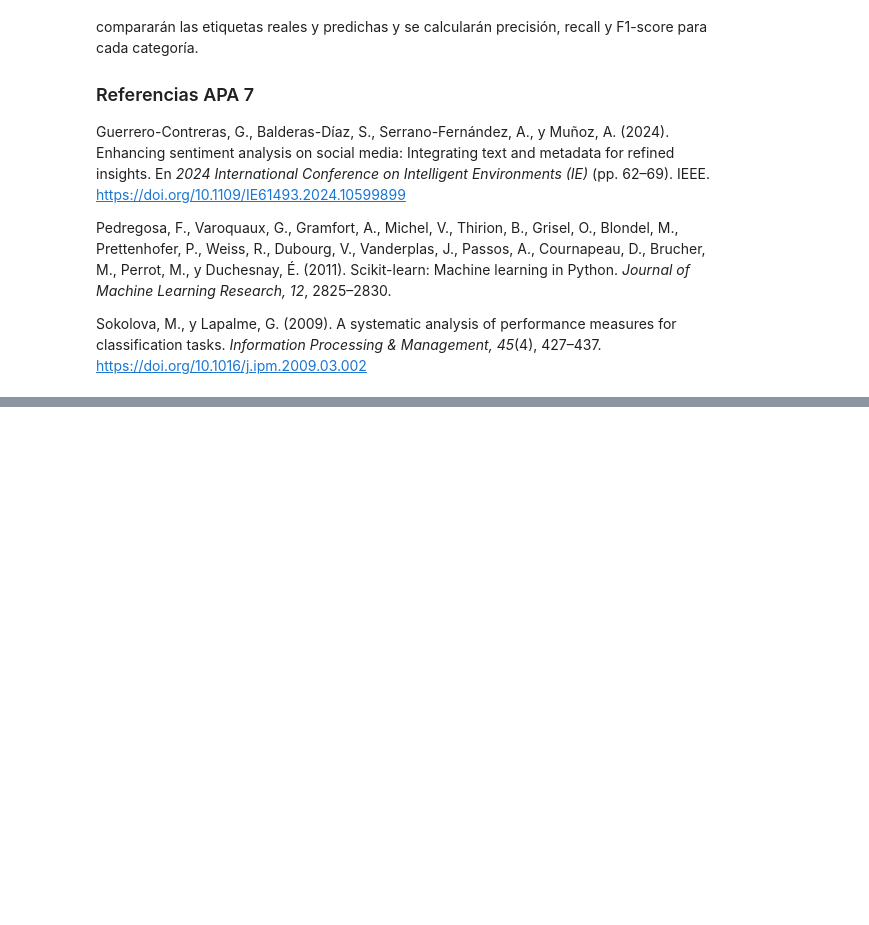
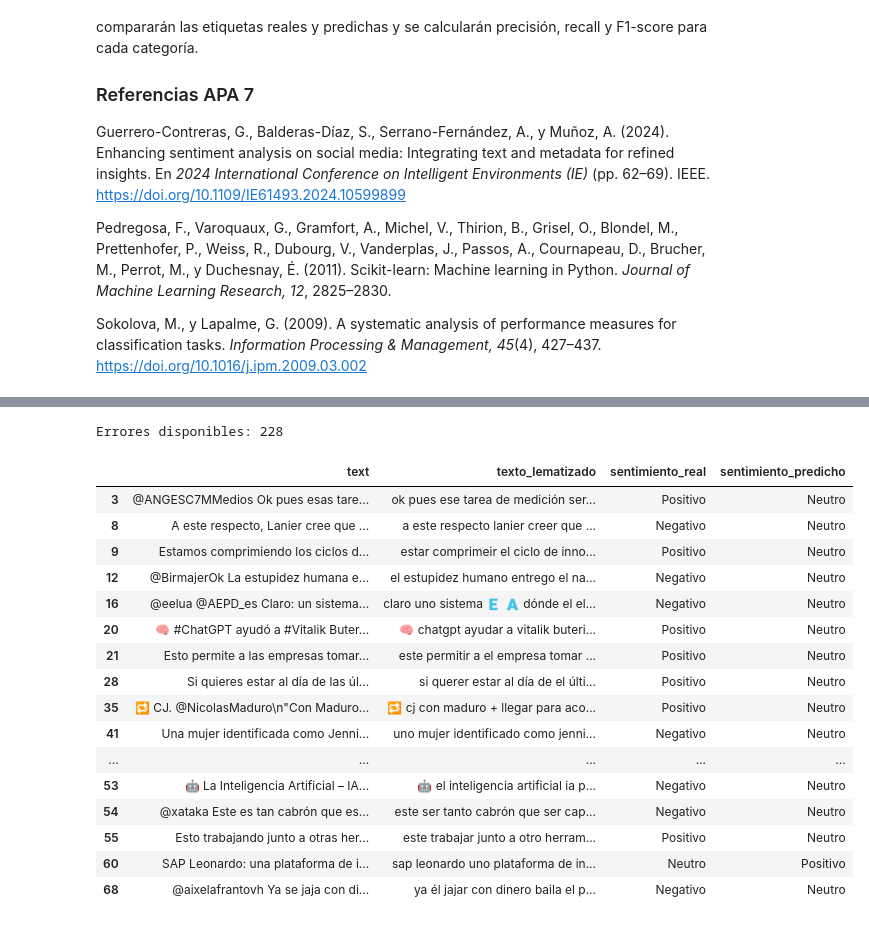
Before and after one commit to cahecaz/TrabajoFinal_analisisdesentimientos, a Jupyter notebook: Analisis_Inicial_IA_Tweets.ipynb, the cells around one changed output, grey strips where cells are left out. Cells and saved outputs as stored; diff of their text form; code cells hidden in the pictures; blank space fills up the shorter version.

Commit message:
Compara sentimientos reales y predichos Creado con Colab

```diff
--- a/Analisis_Inicial_IA_Tweets.ipynb
+++ b/Analisis_Inicial_IA_Tweets.ipynb
@@ -1360,0 +1446,39 @@ https://doi.org/10.1016/j.ipm.2009.03.002
+# %%
+# 32. Mostrar ejemplos de clasificaciones incorrectas
+
+errores_clasificacion = resultados[
+    ~resultados['coincide']
+][
+    [
+        'text',
+        'texto_lematizado',
+        'sentimiento_real',
+        'sentimiento_predicho'
+    ]
+]
+
+print(
+    'Errores disponibles:',
+    len(errores_clasificacion)
+)
+
+errores_clasificacion.head(20)
+# %% [output]
+Errores disponibles: 228
+|  | text | texto_lematizado | sentimiento_real | sentimiento_predicho |
+| 3 | @ANGESC7MMedios Ok pues esas tare... | ok pues ese tarea de medición ser... | Positivo | Neutro |
+| 8 | A este respecto, Lanier cree que ... | a este respecto lanier creer que ... | Negativo | Neutro |
+| 9 | Estamos comprimiendo los ciclos d... | estar comprimeir el ciclo de inno... | Positivo | Neutro |
+| 12 | @BirmajerOk La estupidez humana e... | el estupidez humano entrego el na... | Negativo | Neutro |
+| 16 | @eelua @AEPD_es Claro: un sistema... | claro uno sistema 🇪 🇦 dónde el el... | Negativo | Neutro |
+| 20 | 🧠 #ChatGPT ayudó a #Vitalik Buter... | 🧠 chatgpt ayudar a vitalik buteri... | Positivo | Neutro |
+| 21 | Esto permite a las empresas tomar... | este permitir a el empresa tomar ... | Positivo | Neutro |
+| 28 | Si quieres estar al día de las úl... | si querer estar al día de el últi... | Positivo | Neutro |
+| 35 | 🔁 CJ. @NicolasMaduro\n"Con Maduro... | 🔁 cj con maduro + llegar para aco... | Positivo | Neutro |
+| 41 | Una mujer identificada como Jenni... | uno mujer identificado como jenni... | Negativo | Neutro |
+| ... | ... | ... | ... | ... |
+| 53 | 🤖 La Inteligencia Artificial – IA... | 🤖 el inteligencia artificial ia p... | Negativo | Neutro |
+| 54 | @xataka Este es tan cabrón que es... | este ser tanto cabrón que ser cap... | Negativo | Neutro |
+| 55 | Esto trabajando junto a otras her... | este trabajar junto a otro herram... | Positivo | Neutro |
+| 60 | SAP Leonardo: una plataforma de i... | sap leonardo uno plataforma de in... | Neutro | Positivo |
+| 68 | @aixelafrantovh Ya se jaja con di... | ya él jajar con dinero baila el p... | Negativo | Neutro |
```
Also changed, not shown: parts of 4 cells of this notebook.
